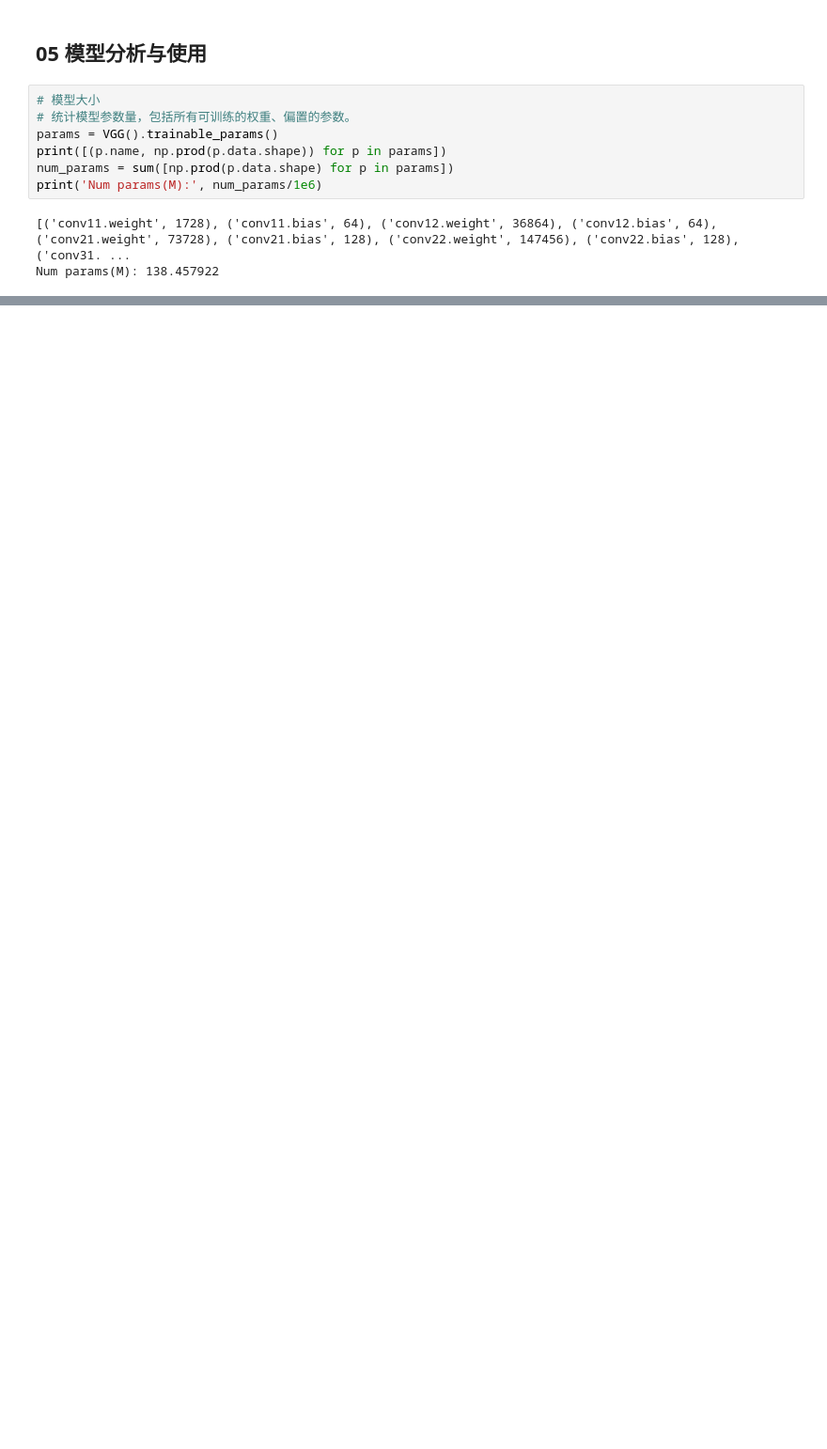
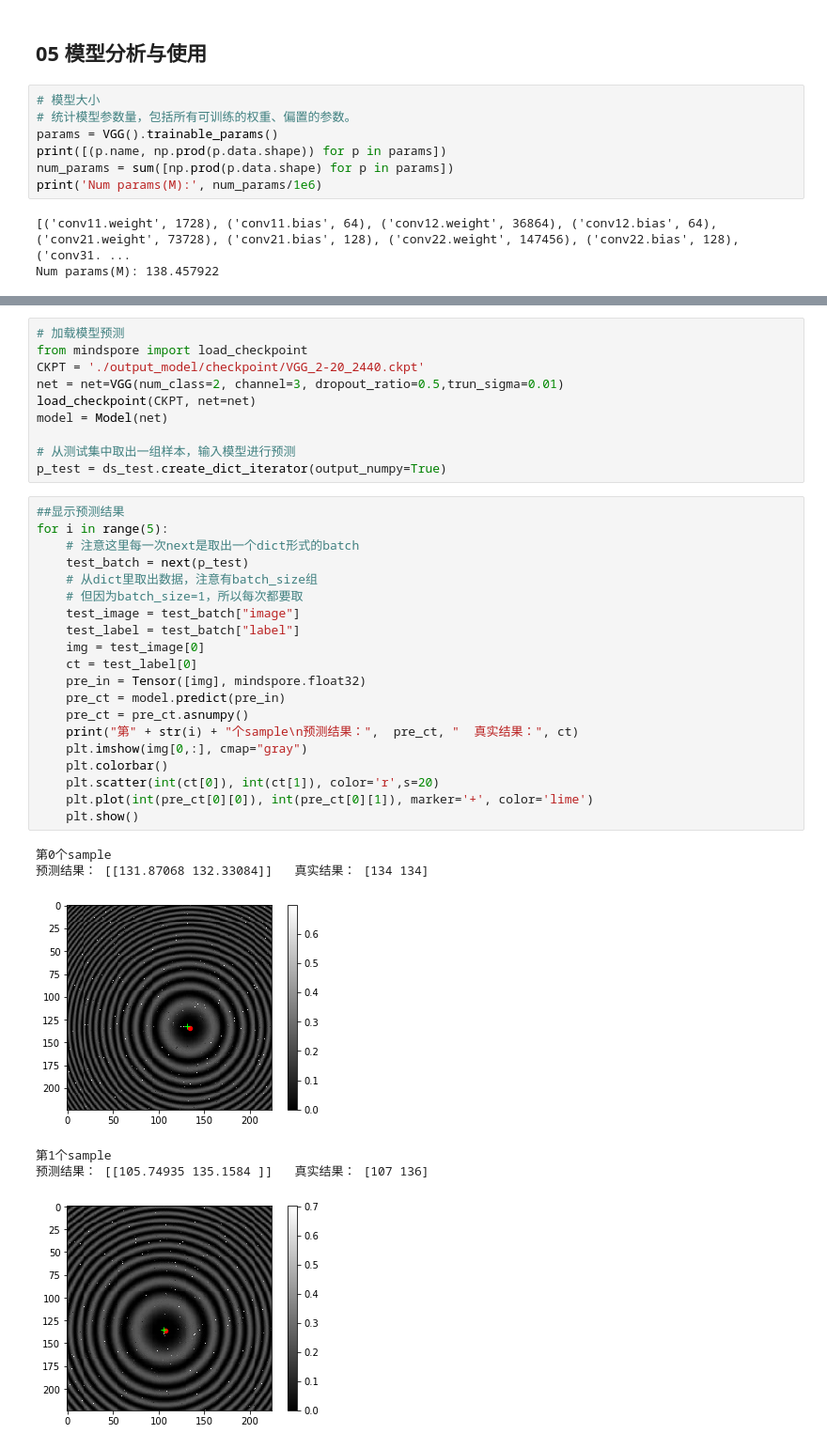
Before and after one commit to zerlingx/machine_learning_newton_ring, a Jupyter notebook: run.ipynb, the cells around one changed output, grey strips where cells are left out. Shown: that part at 94% size. Saved outputs shown, nothing was run; the diff lists cells and outputs as text; blank space fills up the shorter version.

```diff
--- a/run.ipynb
+++ b/run.ipynb
@@ -439,0 +386,37 @@ for i in range(15):
+# %%
+# 加载模型预测
+from mindspore import load_checkpoint
+CKPT = './output_model/checkpoint/VGG_2-20_2440.ckpt'
+net = net=VGG(num_class=2, channel=3, dropout_ratio=0.5,trun_sigma=0.01)
+load_checkpoint(CKPT, net=net)
+model = Model(net)
+
+# 从测试集中取出一组样本，输入模型进行预测
+p_test = ds_test.create_dict_iterator(output_numpy=True)
+# %%
+##显示预测结果
+for i in range(5):
+    # 注意这里每一次next是取出一个dict形式的batch
+    test_batch = next(p_test)
+    # 从dict里取出数据，注意有batch_size组
+    # 但因为batch_size=1，所以每次都要取
+    test_image = test_batch["image"]
+    test_label = test_batch["label"]
+    img = test_image[0]
+    ct = test_label[0]
+    pre_in = Tensor([img], mindspore.float32)
+    pre_ct = model.predict(pre_in)
+    pre_ct = pre_ct.asnumpy()
+    print("第" + str(i) + "个sample\n预测结果：",  pre_ct, "  真实结果：", ct)
+    plt.imshow(img[0,:], cmap="gray")
+    plt.colorbar()
+    plt.scatter(int(ct[0]), int(ct[1]), color='r',s=20)
+    plt.plot(int(pre_ct[0][0]), int(pre_ct[0][1]), marker='+', color='lime')
+    plt.show()
+# %% [output]
+第0个sample
+预测结果： [[131.87068 132.33084]]   真实结果： [134 134]
+[figure, added]
+第1个sample
+预测结果： [[105.74935 135.1584 ]]   真实结果： [107 136]
+[figure, added]
```
Also changed, not shown: parts of 11 cells of this notebook, 1 other file.
